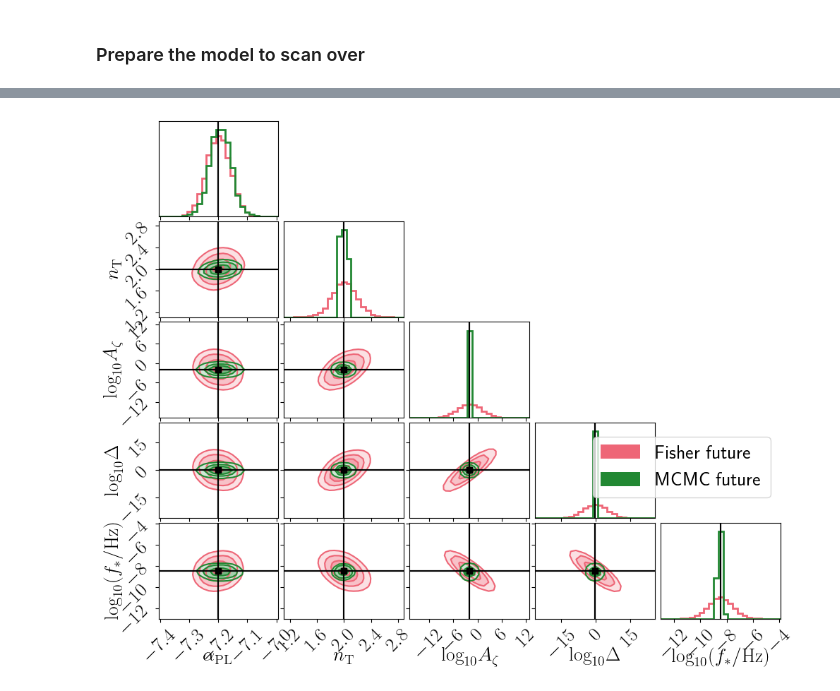
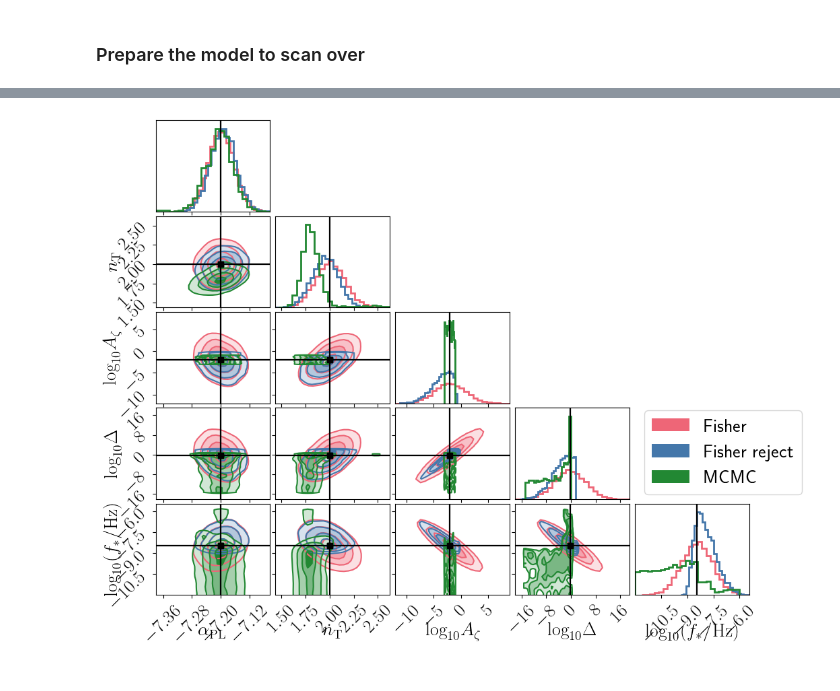
Before and after one commit to Mauropieroni/fastPTA, a Jupyter notebook: examples/SIGW_PL_PBHs.ipynb, the cells around one changed output, grey strips where cells are left out. Cells and saved outputs as stored; diff of their text form; code cells hidden in the pictures.

```diff
--- a/examples/SIGW_PL_PBHs.ipynb
+++ b/examples/SIGW_PL_PBHs.ipynb
@@ -182,0 +184,21 @@ for i in range(ndims):
+# %%
+parameter_names = signal_model.parameter_names
+
+ndims = len(parameter_names)
+nwalkers = max(2 * ndims, 5)
+initial = np.empty((nwalkers, ndims))
+
+mins = np.array([s * 0.95 if s > 0 else s * 1.05 for s in signal_parameters])
+maxs = np.array([s * 1.05 if s > 0 else s * 0.95 for s in signal_parameters])
+
+i = 0
+while i < nwalkers:
+    new = np.random.uniform(mins, maxs)
+
+    PBH_abundance = signal_model.get_PBH_abundance(new)
+
+    if PBH_abundance > 1 or np.isnan(PBH_abundance):
+        pass  # Do nothing
+    else:
+        initial[i] = new
+        i += 1
@@ -192,6 +249,7 @@ try:
 except FileNotFoundError:
     MCMC_data, pdfs = run_MCMC(
         priors,
+        initial=initial,
         **fisher_kwargs,
         **MCMC_kwargs,
         get_tensors_kwargs=get_tensors_kwargs,
@@ -215,28 +284,34 @@ Storing as generated_chains/MCMC_chains_Pl+SIGW_200p.npz
 # %%
 # Set the labels for the signal parameters
 if not parameter_labels:
     parameter_labels = signal_model.parameter_labels
 
 # Prepare input for the plotting function
-datasets = [fisher_data, MCMC_data]
+datasets = [fisher_data, fisher_reject, MCMC_data]
 weights = [
     np.ones(len_fisher_data),
+    np.ones(len(fisher_reject)),
     np.ones(MCMC_data.shape[0]),  # type: ignore
 ]
-smooth = [1.0, 1.0]
+smooth = [1.0, 1.0, 1.0]
 ranges = np.array(fisher_ranges.T)
+colors = [
+    pf.my_colormap["red"],
+    pf.my_colormap["blue"],
+    pf.my_colormap["green"],
+]
 
 # Do the corner plot
 pf.plot_corner(
     datasets,
-    colors=[pf.my_colormap["red"], pf.my_colormap["green"]],
+    colors=colors,
     truths=signal_parameters,
-    chain_labels=["Fisher future", "MCMC future"],
+    chain_labels=["Fisher", "Fisher reject", "MCMC"],
     weights=weights,
     smooth=smooth,
     labels=parameter_labels,
-    range=ranges,
+    # range=ranges,
     truth_color="black",
 )
 # %% [output]
-[figure, old version]
+[figure, new version]
```
Also changed, not shown: parts of 11 cells of this notebook, 14 other files.
